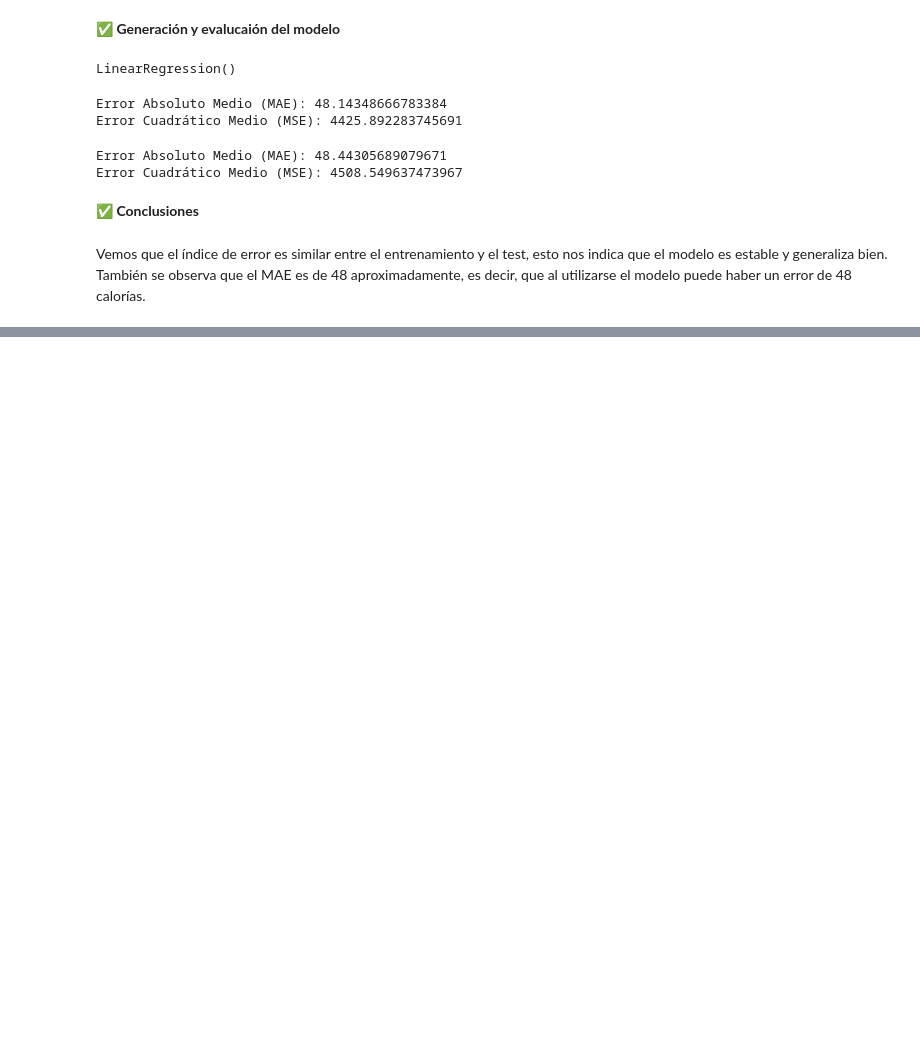
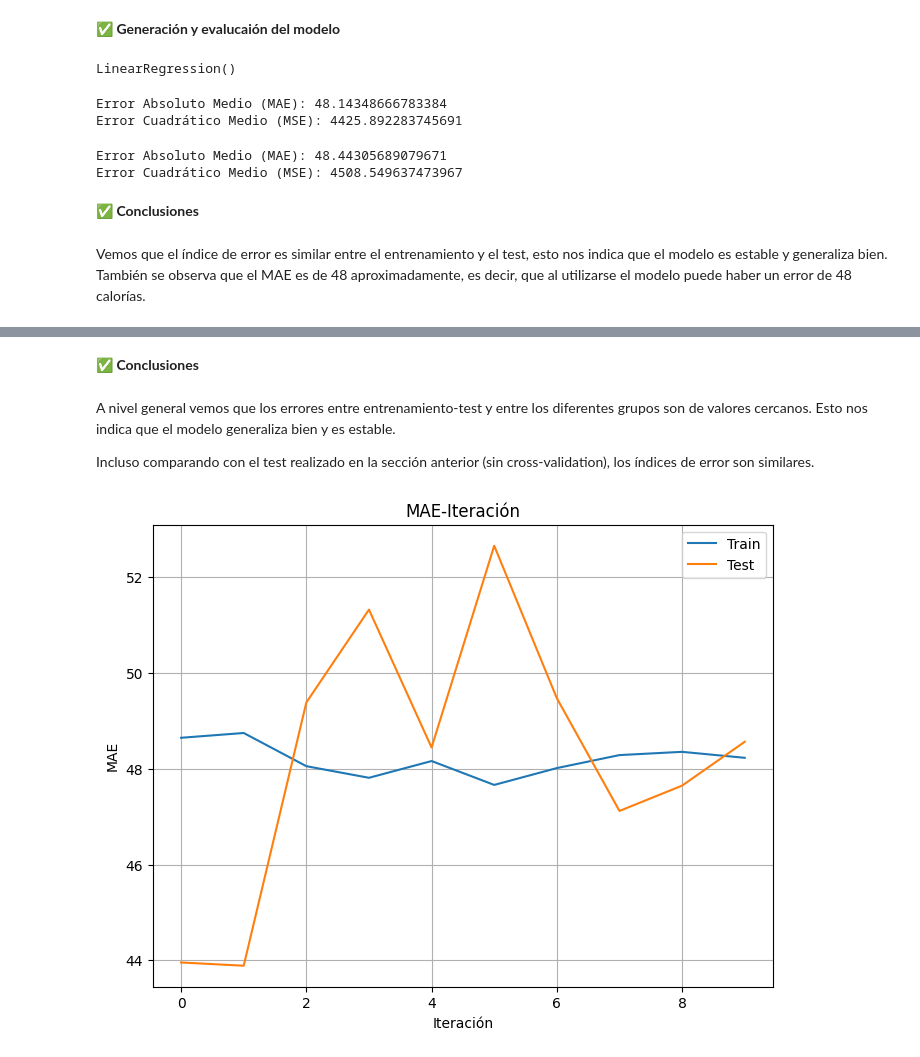
Before and after one commit to Ludmila-Vivas/Aprendizaje-Automatico-1, a Jupyter notebook: Regresión_lineal_multiple.ipynb, the cells around one changed output, grey strips where cells are left out. Cells and saved outputs as stored; diff of their text form; code cells hidden in the pictures; blank space fills up the shorter version.

```diff
--- a/Regresión_lineal_multiple.ipynb
+++ b/Regresión_lineal_multiple.ipynb
@@ -74,0 +89,3 @@ También se observa que el MAE es de 48 aproximadamente, es decir, que al utiliz
+# %%
+x = df[['Tiempo', 'Velocidad', 'Peso']].values
+y = df['Calorias'].values
@@ -74,0 +96,4 @@ También se observa que el MAE es de 48 aproximadamente, es decir, que al utiliz
+# %%
+#Se divide el dataset en '10' conjuntos de datos.
+
+k_fold = KFold(n_splits=10)
@@ -74,0 +102,23 @@ También se observa que el MAE es de 48 aproximadamente, es decir, que al utiliz
+# %%
+from re import L
+l_mae_train = []
+l_mae_test = []
+
+#Creo y ajusto el modelo
+for train, test in k_fold.split(x,y):
+  reg_mul = linear_model.LinearRegression()
+  reg_mul.fit(x[train], y[train])
+  print("\nCalorias = {b0:0.2f} + {b1:0.2f} Tiempo + {b2:0.2f} Velocidad + {b3:0.2f} Peso"
+  .format(b0=reg_mul.intercept_, b1=reg_mul.coef_[0], b2=reg_mul.coef_[1], b3=reg_mul.coef_[2]))
+
+#Prediccion
+  y_train_predict = reg_mul.predict(X[train])
+  y_test_predict = reg_mul.predict(X[test])
+
+#Errores
+  mae_train = mean_absolute_error(y_true=y[train], y_pred=y_train_predict)
+  mae_test = mean_absolute_error(y_true=y[test], y_pred=y_test_predict)
+  print("TRAIN - MAE: {error:0.2f}".format(error=mae_train))
+  print("TEST - MAE: {error:0.2f}".format(error=mae_test))
+  l_mae_train.append(mae_train)
+  l_mae_test.append(mae_test)
@@ -74,0 +143,19 @@ También se observa que el MAE es de 48 aproximadamente, es decir, que al utiliz
+# %% [markdown]
+**✅ Conclusiones**
+# %% [markdown]
+A nivel general vemos que los errores entre entrenamiento-test y entre los diferentes grupos son de valores cercanos. Esto nos indica que el modelo generaliza bien y es estable.
+
+Incluso comparando con el test realizado en la sección anterior (sin cross-validation), los índices de error son similares.
+# %%
+#Grafico
+fig, ax =  plt.subplots(figsize=(8, 6))
+ax.plot([index for index, value in enumerate(l_mae_train)], [mae for mae in l_mae_train])
+ax.plot([index for index, value in enumerate(l_mae_test)], [mae for mae in l_mae_test])
+ax.set_title("MAE-Iteración")
+ax.set_xlabel("Iteración")
+ax.set_ylabel("MAE")
+ax.grid(True)
+plt.gca().legend(('Train','Test'))
+plt.show()
+# %% [output]
+[figure, added]
```
Also changed, not shown: parts of 7 cells of this notebook.
